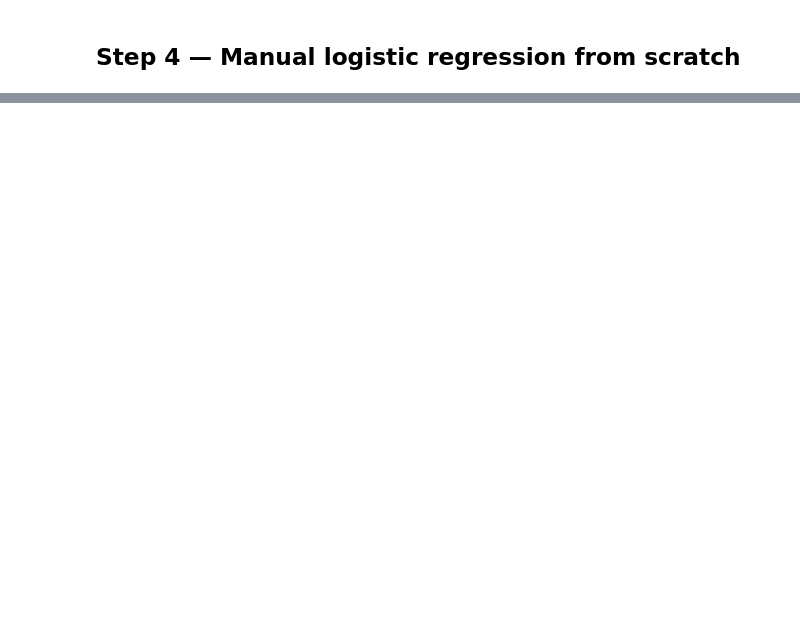
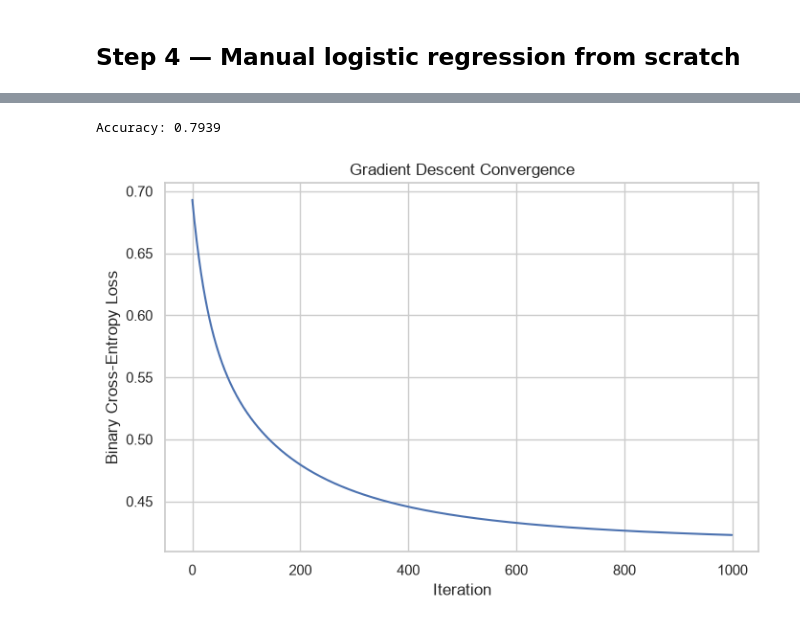
Before and after one commit to ZahinAwosaf/telco-churn-classification, a Jupyter notebook: telco_customer_churn.ipynb, the cells around one changed output, grey strips where cells are left out. Cells and saved outputs as stored; diff of their text form; code cells hidden in the pictures; blank space fills up the shorter version.

```diff
--- a/telco_customer_churn.ipynb
+++ b/telco_customer_churn.ipynb
@@ -185,6 +186,8 @@ Data columns (total 20 columns):
  19  churn             7043 non-null   str
 dtypes: float64(2), int64(2), str(16)
 memory usage: 1.1 MB
+# %%
+df = df.dropna()
 # %%
 X = df.drop("churn", axis = 1)
 y = df["churn"]
@@ -245,0 +239,2 @@ y_test = y_test.to_numpy()
+# %%
+weights, bias, loss_history = gradient_descent(X_train_processed, y_train, learning_rate = 0.01, iterations = 1000)
@@ -245,0 +270,16 @@ y_test = y_test.to_numpy()
+# %%
+y_pred = predict(X_test_processed, weights, bias)
+acc = accuracy(y_test, y_pred)
+
+print(f"Accuracy: {acc:.4f}")
+# %% [output]
+Accuracy: 0.7939
+# %%
+plt.figure(figsize=(8, 5))
+plt.plot(loss_history)
+plt.xlabel("Iteration")
+plt.ylabel("Binary Cross-Entropy Loss")
+plt.title("Gradient Descent Convergence")
+plt.show()
+# %% [output]
+[figure, added]
```
Also changed, not shown: parts of 8 cells of this notebook, 1 other file.
